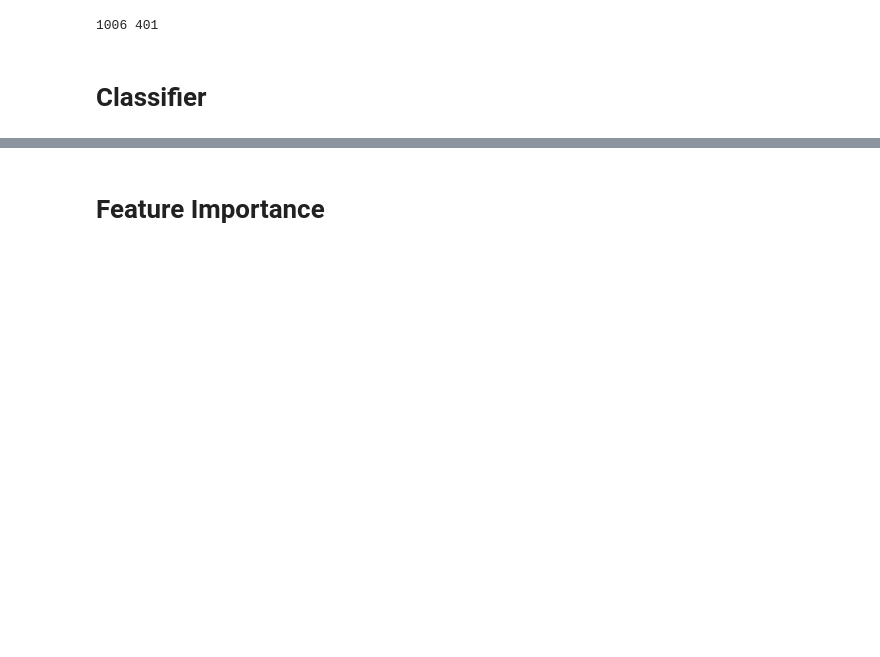
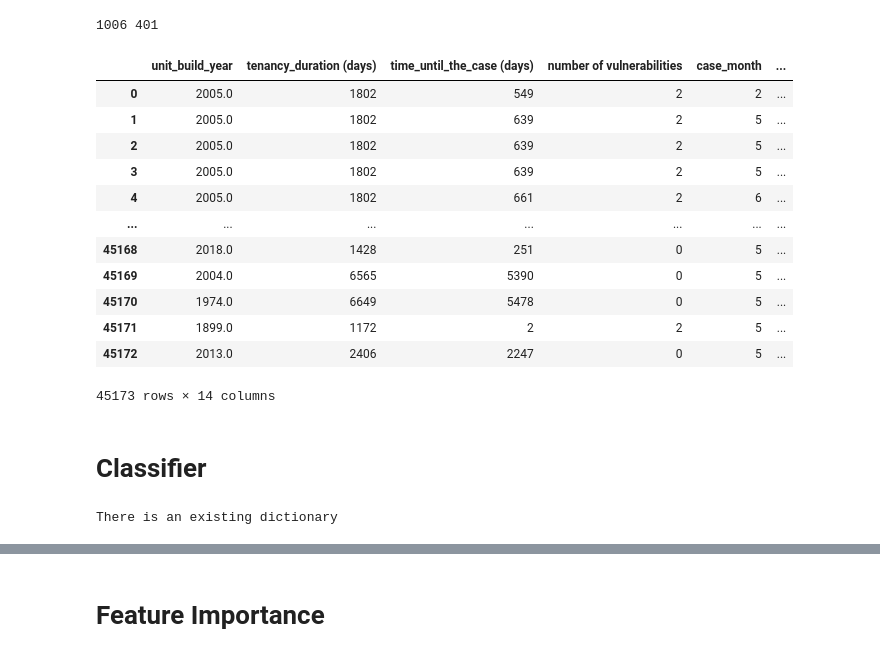
Before and after one commit to kleokog/Mycodes, a Jupyter notebook: L&Q/Code/Script 1.ipynb, the cells around one changed output, grey strips where cells are left out. Drawn from its saved outputs; the diff is of its cells as text; code cells hidden in the pictures; blank space fills up the shorter version.

```diff
--- a/L&Q/Code/Script 1.ipynb
+++ b/L&Q/Code/Script 1.ipynb
@@ -82,0 +76,6 @@ vulnerability_data_packed
+# %%
+difficulty_type_dict2 = {}
+for key,value in diff_dict2.items():
+    for elem in value:
+        difficulty_type_dict2[elem] = key
+len(difficulty_type_dict2)
@@ -278,6 +318,22 @@ X_train, X_test, y_train, y_test = train_test_split(X, y, test_size=0.3, random_
 print(y_train.sum(), y_test.sum())
 # %% [output]
 1006 401
+# %%
+X
+# %% [output]
+|  | unit_build_year | tenancy_duration (days) | time_until_the_case (days) | number of vulnerabilities | case_month | ... |
+| 0 | 2005.0 | 1802 | 549 | 2 | 2 | ... |
+| 1 | 2005.0 | 1802 | 639 | 2 | 5 | ... |
+| 2 | 2005.0 | 1802 | 639 | 2 | 5 | ... |
+| 3 | 2005.0 | 1802 | 639 | 2 | 5 | ... |
+| 4 | 2005.0 | 1802 | 661 | 2 | 6 | ... |
+| ... | ... | ... | ... | ... | ... | ... |
+| 45168 | 2018.0 | 1428 | 251 | 0 | 5 | ... |
+| 45169 | 2004.0 | 6565 | 5390 | 0 | 5 | ... |
+| 45170 | 1974.0 | 6649 | 5478 | 0 | 5 | ... |
+| 45171 | 1899.0 | 1172 | 2 | 2 | 5 | ... |
+| 45172 | 2013.0 | 2406 | 2247 | 0 | 5 | ... |
+45173 rows × 14 columns
 # %% [markdown]
 # Classifier
 # %%
@@ -301,9 +357,12 @@ def save_accuracy_to_dict(input_dict:dict, model:str, features_list:list):
 # %%
 try:
     dict_to_save_outputs = read_json_as_dict("accuracy_dict.json")
+    print("There is an existing dictionary")
 except:
     print("There is no existing dictionary")
     dict_to_save_outputs = {}
+# %% [output]
+There is an existing dictionary
 # %%
 features_list = [col for col in train_cols]
 # %%
```
Also changed, not shown: parts of 26 cells of this notebook.
